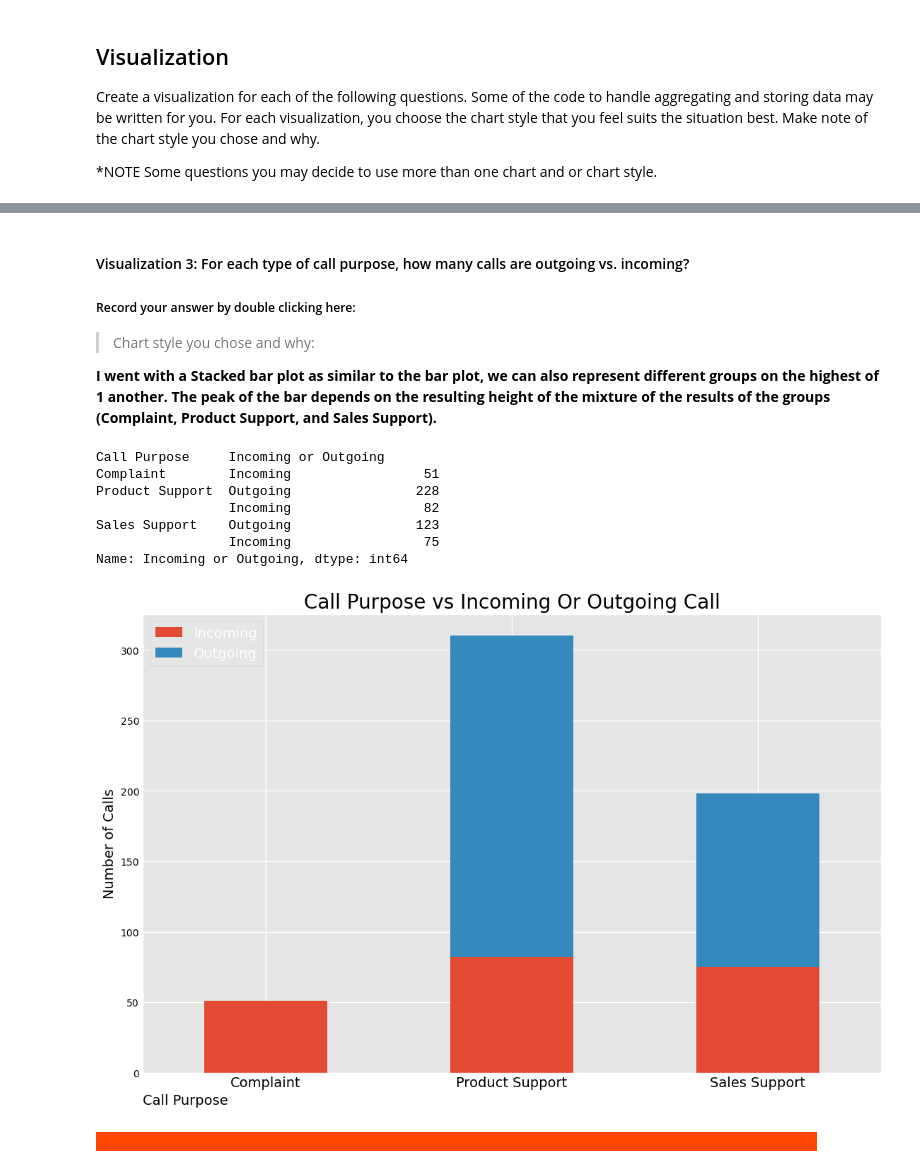
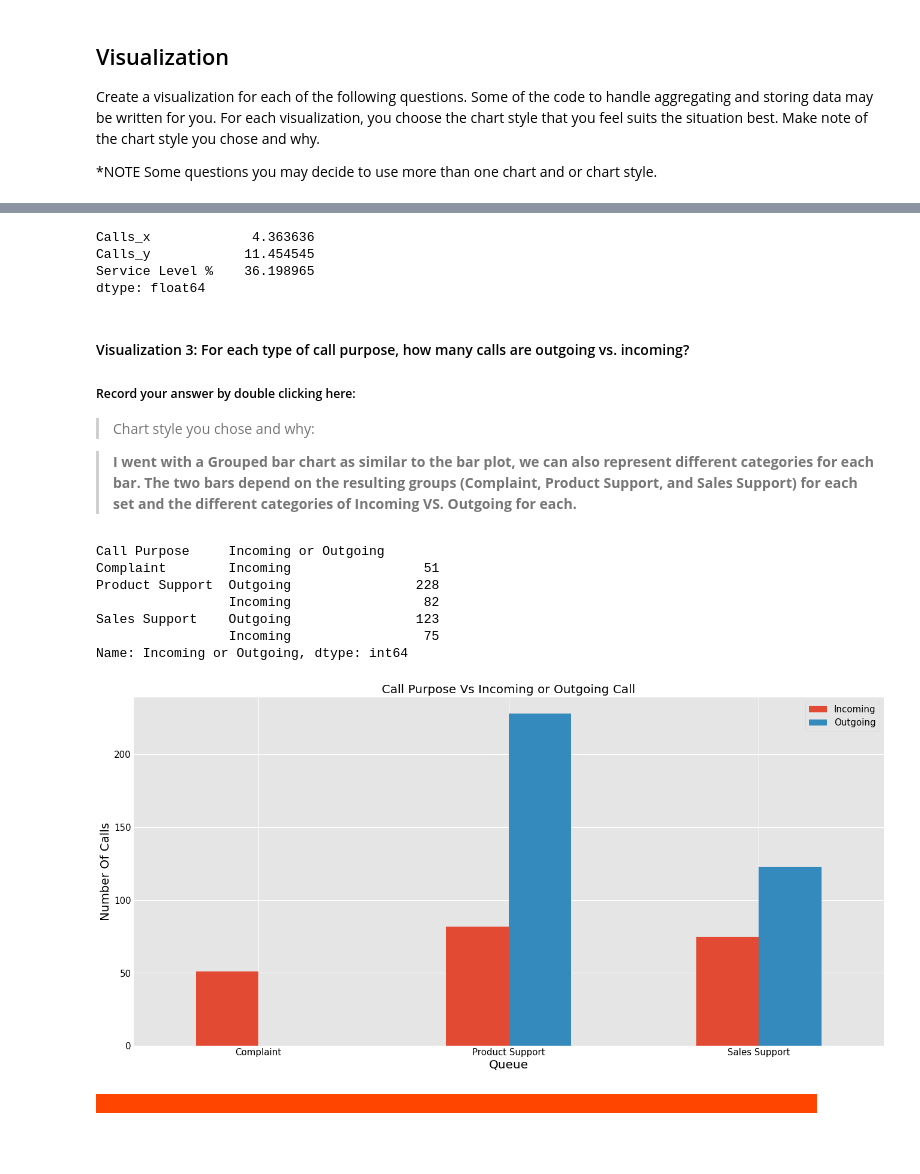
Before and after one commit to iorti00/call-center-cleanup-assignment, a Jupyter notebook: Call_Center_Cleanup.ipynb, the cells around one changed output, grey strips where cells are left out. Saved outputs shown, nothing was run; the diff lists cells and outputs as text; code cells hidden in the pictures; blank space fills up the shorter version.

Commit message:
Call Center Assignment 2 Complete

```diff
--- a/Call_Center_Cleanup.ipynb
+++ b/Call_Center_Cleanup.ipynb
@@ -619,47 +640,83 @@ plt.show()
+# %%
+#Testing for South Service Level INFO:
+
+south_plt2 = south_df.groupby("Rep ID")["Incoming Wait Time"].mean().to_frame().reset_index()
+
+# Finding each Rep's Personal Service Level Percentage.  Basically, Calls within 2 secs / total calls
+
+# Table 1: Total Incoming calls less than 2 seconds grouped by Rep
+quick_calls2 = south_df[south_df["Incoming Wait Time"] <= 2.0]
+quick_reps2 = quick_calls2[["Rep ID", "Calls"]]
+quick_stats2 = quick_reps2.groupby(["Rep ID"]).sum()  # Final Table
+
+
+# Table 2: Total Incoming Calls Only grouped by Rep
+total_calls_in2 = south_df[south_df["Incoming or Outgoing"] == "Incoming"]
+rep_calls2 = total_calls_in2[["Rep ID", "Calls"]]
+total_stats2 = rep_calls2.groupby(["Rep ID"]).sum() # Final Table
+
+#  Table 3: Service Level Percentage created via merge
+service_level2 = pd.merge(quick_stats2, total_stats2, on="Rep ID")
+
+# Create Percentage Column in Table 3
+service_level2["Service Level %"] = service_level2["Calls_x"]/service_level2["Calls_y"] * 100
+
+service_level2.mean()
+# %% [output]
+Calls_x             4.363636
+Calls_y            11.454545
+Service Level %    36.198965
+dtype: float64
 # %% [markdown]
 #### Visualization 3: For each type of call purpose, how many calls are outgoing vs. incoming?
 ##### Record your answer by double clicking here:
 
 > Chart style you chose and why:
 
-**I went with a Stacked bar plot as similar to the bar plot, we can also represent different groups on the highest of 1 another. The peak of the bar depends on the resulting height of the mixture of the results of the groups (Complaint, Product Support, and Sales Support).**
+>**I went with a Grouped bar chart as similar to the bar plot, we can also represent different categories for each bar. The two bars depend on the resulting groups (Complaint, Product Support, and Sales Support) for each set and the different categories of Incoming VS. Outgoing for each.**
 # %%
 # Create visualization 3 here:
 # The three dictionaries, complaints, sales_support, and product_support, have the information you need
-
+style.use('fast')
 purpose_group = df.groupby("Call Purpose")
 call_purpose = ["Complaint", "Product Support", "Sales Support"]
 purpose_counts = purpose_group["Incoming or Outgoing"].value_counts()
 print(purpose_counts)
 
 complaints = purpose_counts["Complaint"].to_dict()
 sales_support = purpose_counts["Sales Support"].to_dict()
 product_support = purpose_counts["Product Support"].to_dict()
 
 #Your Code Here:
 
-df.groupby(["Call Purpose", "Incoming or Outgoing"]).size().unstack().plot(kind='bar', stacked= True,figsize= (12,8))
+purpose_group = df.groupby("Call Purpose")
+purpose_counts = purpose_group["Incoming or Outgoing"].value_counts()
+complaints = purpose_counts["Complaint"].to_dict()
+sales_support = purpose_counts["Sales Support"].to_dict()
+product_support = purpose_counts["Product Support"].to_dict()
 
-style.use('fast')
 
-plt.title('Call Purpose vs Incoming Or Outgoing Call', color = 'black',fontsize = 20)
-plt.xticks(color = 'black', rotation=0, fontsize= 14)
-plt.yticks(color = 'black')
-plt.xlabel('Call Purpose', color = 'black', fontsize = 14, loc='left')
-plt.ylabel('Number of Calls', color = 'black', fontsize = 14)
-plt.legend(loc= 'upper left', fontsize=14)
-plt.savefig('stacked_bar_call.png')
+call_purpose = df.groupby("Incoming or Outgoing")["Call Purpose"].value_counts().unstack(0).plot.bar()
 
+plt.title('Call Purpose Vs Incoming or Outgoing Call',color = 'black', fontsize = 20)
+plt.xticks(color = 'black', fontsize = 15, rotation=360)
+plt.yticks(color = 'black', fontsize = 15)
+plt.xlabel('Queue',color = 'black', fontsize = 20)
+plt.ylabel('Number Of Calls',color = 'black', fontsize = 20)
+plt.savefig('Call_Purpose.png')
+plt.legend(fontsize = 15)
+
+plt.savefig('CALL_PURPOSE.png')
 plt.show()
 # %% [output]
 Call Purpose     Incoming or Outgoing
 Complaint        Incoming                 51
 Product Support  Outgoing                228
                  Incoming                 82
 Sales Support    Outgoing                123
                  Incoming                 75
 Name: Incoming or Outgoing, dtype: int64
-[figure, old version]
+[figure, new version]
 # %% [markdown]
 <span style="background-color:orangered; color:orangered;">- - - - - - - - - - - - - - - - - - - - - - - - - - - - - - - - - - - - - - - - - - - - - - - - - - - - - - - - - - - - - - - - - - - - - - - - - - - - - - - - - - - - - - - - -</span>
 # %% [markdown]
```
Also changed, not shown: parts of 29 cells of this notebook, 5 other files.
